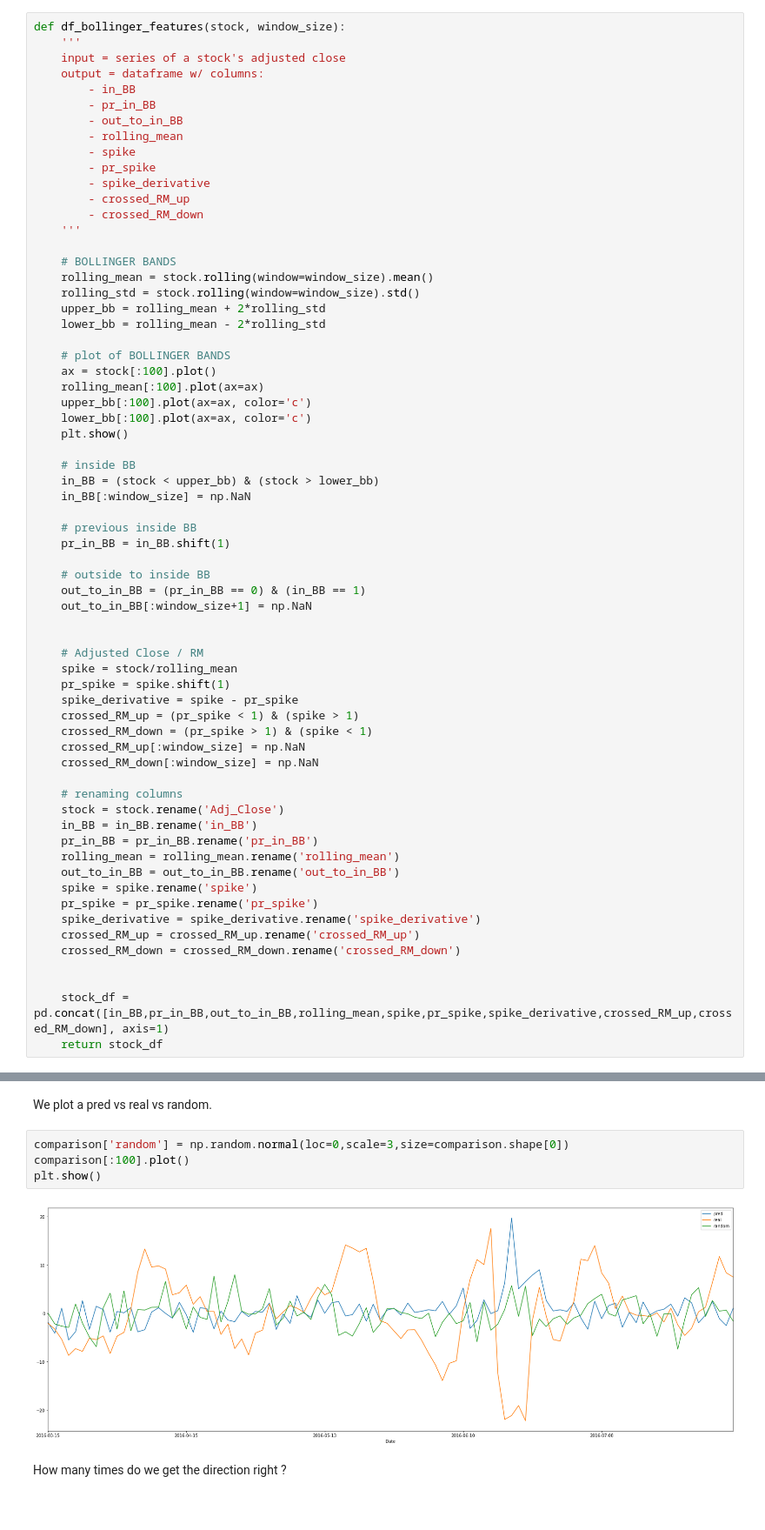
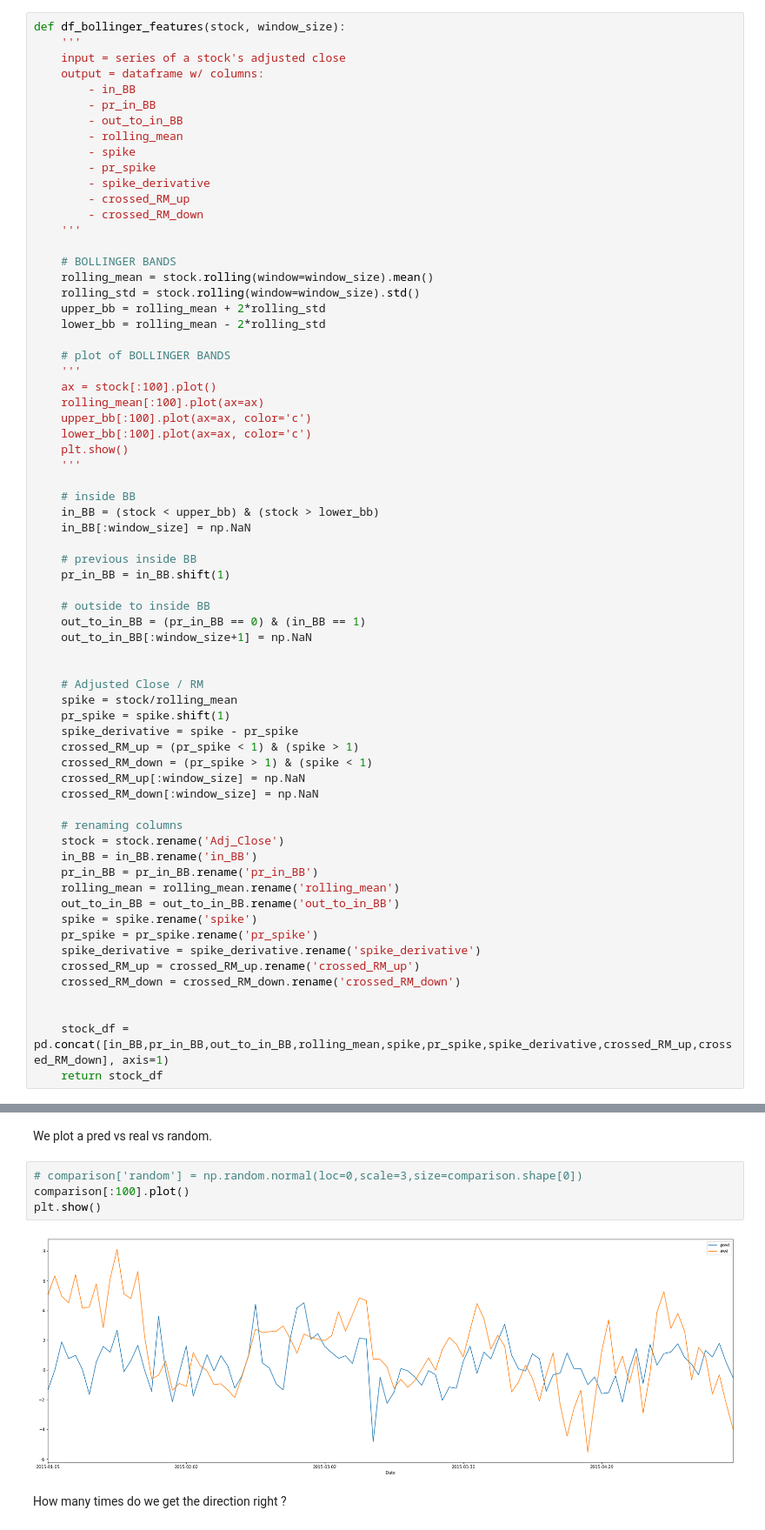
Before and after one commit to edouardcuny/quant, a Jupyter notebook: Carmela/playing.ipynb, the cells around one changed output, grey strips where cells are left out. Shown at 87% size. Drawn from its saved outputs; the diff is of its cells as text.

```diff
--- a/Carmela/playing.ipynb
+++ b/Carmela/playing.ipynb
@@ -80,11 +80,13 @@ def df_bollinger_features(stock, window_size):
     lower_bb = rolling_mean - 2*rolling_std
 
     # plot of BOLLINGER BANDS
+    '''
     ax = stock[:100].plot()
     rolling_mean[:100].plot(ax=ax)
     upper_bb[:100].plot(ax=ax, color='c')
     lower_bb[:100].plot(ax=ax, color='c')
     plt.show()
+    '''
 
     # inside BB
     in_BB = (stock < upper_bb) & (stock > lower_bb)
@@ -240,11 +242,11 @@ comparison.columns = ['pred','real']
 # %% [markdown]
 We plot a pred vs real vs random.
 # %%
-comparison['random'] = np.random.normal(loc=0,scale=3,size=comparison.shape[0])
+# comparison['random'] = np.random.normal(loc=0,scale=3,size=comparison.shape[0])
 comparison[:100].plot()
 plt.show()
 # %% [output]
-[figure, old version]
+[figure, new version]
 # %% [markdown]
 How many times do we get the direction right ?
 # %%
```
Also changed, not shown: parts of 9 cells of this notebook, 1 other file.
